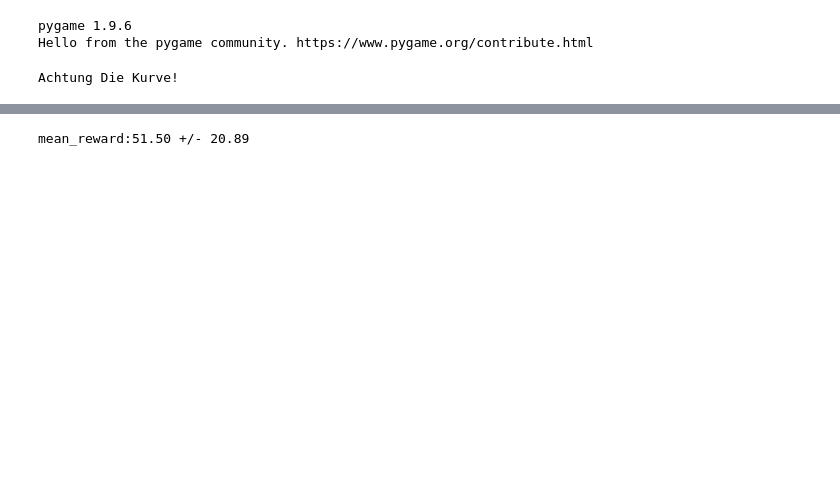
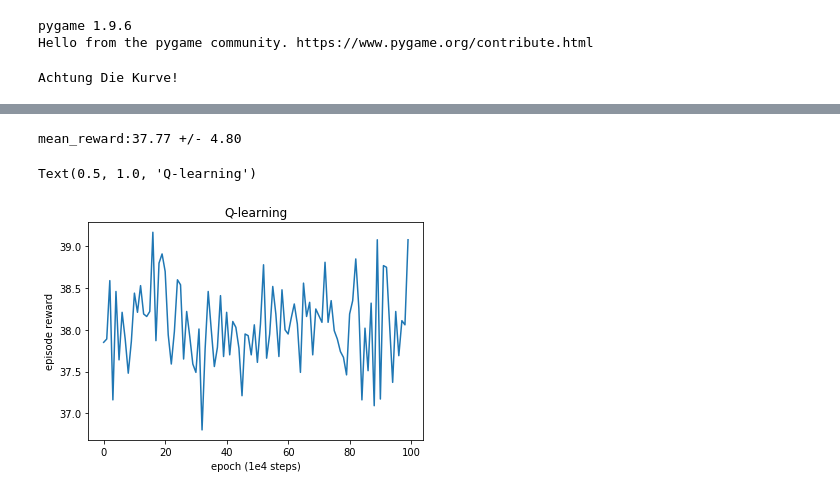
Before and after one commit to thowell/achtung, a Jupyter notebook: dqn.ipynb, the cells around one changed output, grey strips where cells are left out. Saved outputs shown, nothing was run; the diff lists cells and outputs as text; code cells hidden in the pictures; blank space fills up the shorter version.

```diff
--- a/dqn.ipynb
+++ b/dqn.ipynb
@@ -22,9 +22,9 @@ from stable_baselines3.common.vec_env import VecFrameStack
 from stable_baselines3.common.vec_env import VecTransposeImage
 from stable_baselines3.common.torch_layers import BaseFeaturesExtractor
 # %%
-env = achtung_process.AchtungProcess(n = 1)
-env.speed = 0 # set to zero for training (i.e., no frame delay)
-env.render_game = False
+env = achtung_process.AchtungProcess(n=1)
+env.env.speed = 0 # set to zero for training (i.e., no frame delay)
+env.env.render_game = False
 # %% [output]
 Achtung Die Kurve!
 # %%
@@ -65,7 +65,7 @@ policy_kwargs = dict(
 )
 # %%
 model = DQN("CnnPolicy",
-            env,
+            DummyVecEnv([lambda: env]),
             policy_kwargs=policy_kwargs,
             buffer_size=10000,
             learning_rate=1e-4,
@@ -78,6 +78,6 @@ model = DQN("CnnPolicy",
             exploration_final_eps=0.01)
 # %%
 # Evaluate the initial random policy
-mean_reward, std_reward = evaluate_policy(model, env, n_eval_episodes=100)
+mean_reward, std_reward = evaluate_policy(model, env, n_eval_episodes=2)
 print(f"mean_reward:{mean_reward:.2f} +/- {std_reward:.2f}")
 # %% [output]
@@ -107,4 +125,12 @@ model.load("dqn_achtung")
 mean_reward, std_reward = evaluate_policy(model, env, n_eval_episodes=100)
 print(f"mean_reward:{mean_reward:.2f} +/- {std_reward:.2f}")
 # %% [output]
-mean_reward:51.50 +/- 20.89
+mean_reward:37.77 +/- 4.80
+# %%
+plt.plot(rewards)
+plt.xlabel('epoch (1e4 steps)')
+plt.ylabel('episode reward')
+plt.title('Q-learning')
+# %% [output]
+Text(0.5, 1.0, 'Q-learning')
+[figure, added]
```
Also changed, not shown: parts of 2 cells of this notebook, 3 other files.
